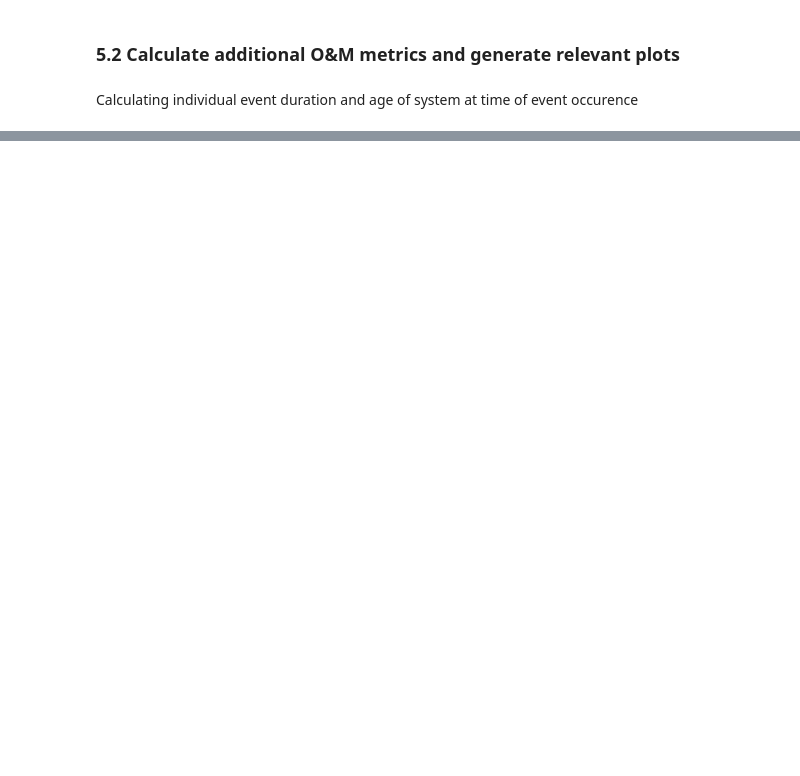
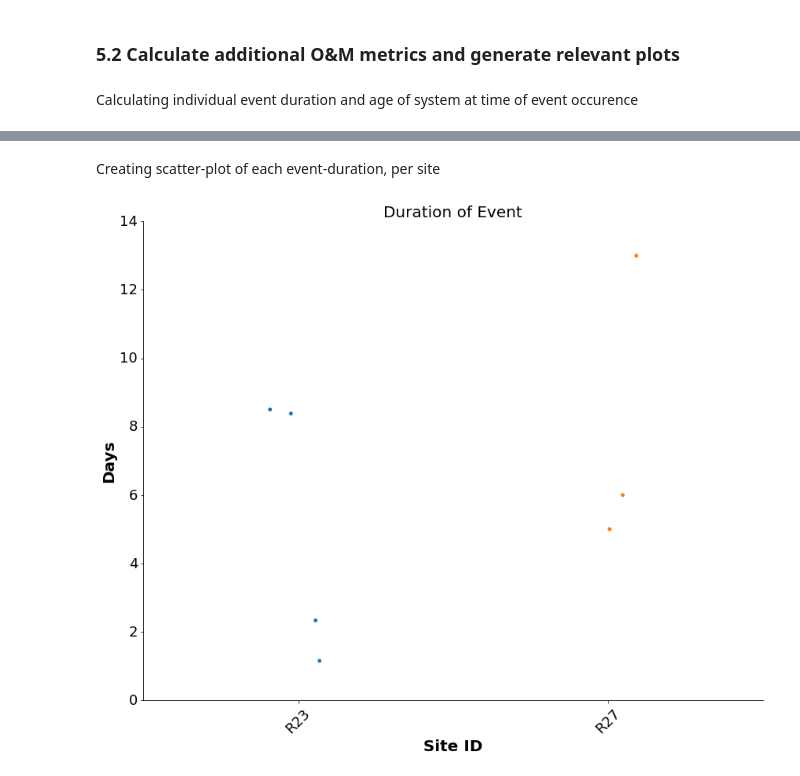
Before and after one commit to sandialabs/pvOps, a Jupyter notebook: examples/tutorial_text2time_module.ipynb, the cells around one changed output, grey strips where cells are left out. Saved outputs shown, nothing was run; the diff lists cells and outputs as text; code cells hidden in the pictures; blank space fills up the shorter version.

```diff
--- a/examples/tutorial_text2time_module.ipynb
+++ b/examples/tutorial_text2time_module.ipynb
@@ -582,0 +615,10 @@ om_data_update #Quick look at post-processed data
+# %% [markdown]
+Creating scatter-plot of each event-duration, per site
+# %%
+cat_varx = om_col_dict['siteid']
+cat_vary= om_col_dict['eventdur']
+sv_nm = 'event_dur.png'
+myfig = visualize.visualize_categorical_scatter(om_data_update, om_col_dict, cat_varx, cat_vary, fig_sets)
+myfig.savefig(os.path.join(site_fldr,sv_nm), dpi=my_savedpi)
+# %% [output]
+[figure, added]
```
Also changed, not shown: parts of 14 cells of this notebook.
